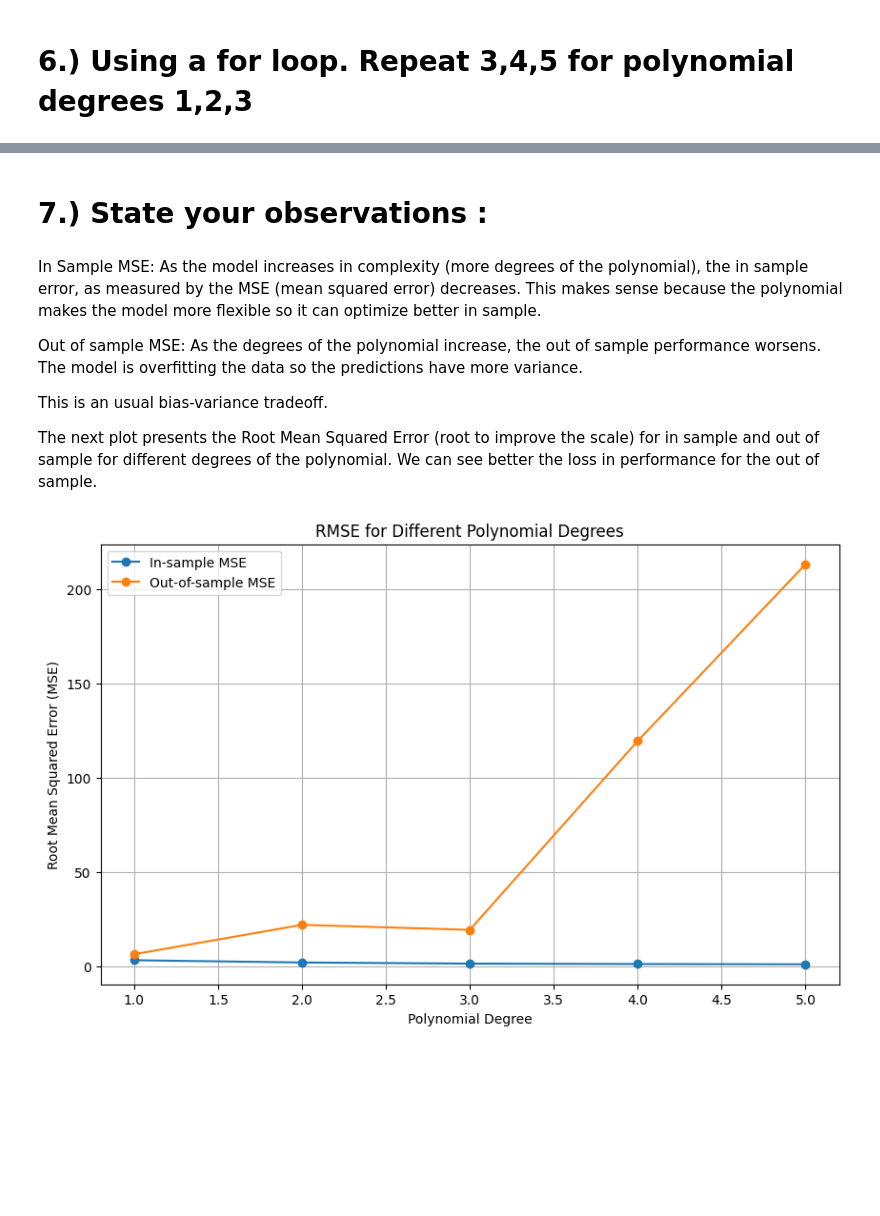
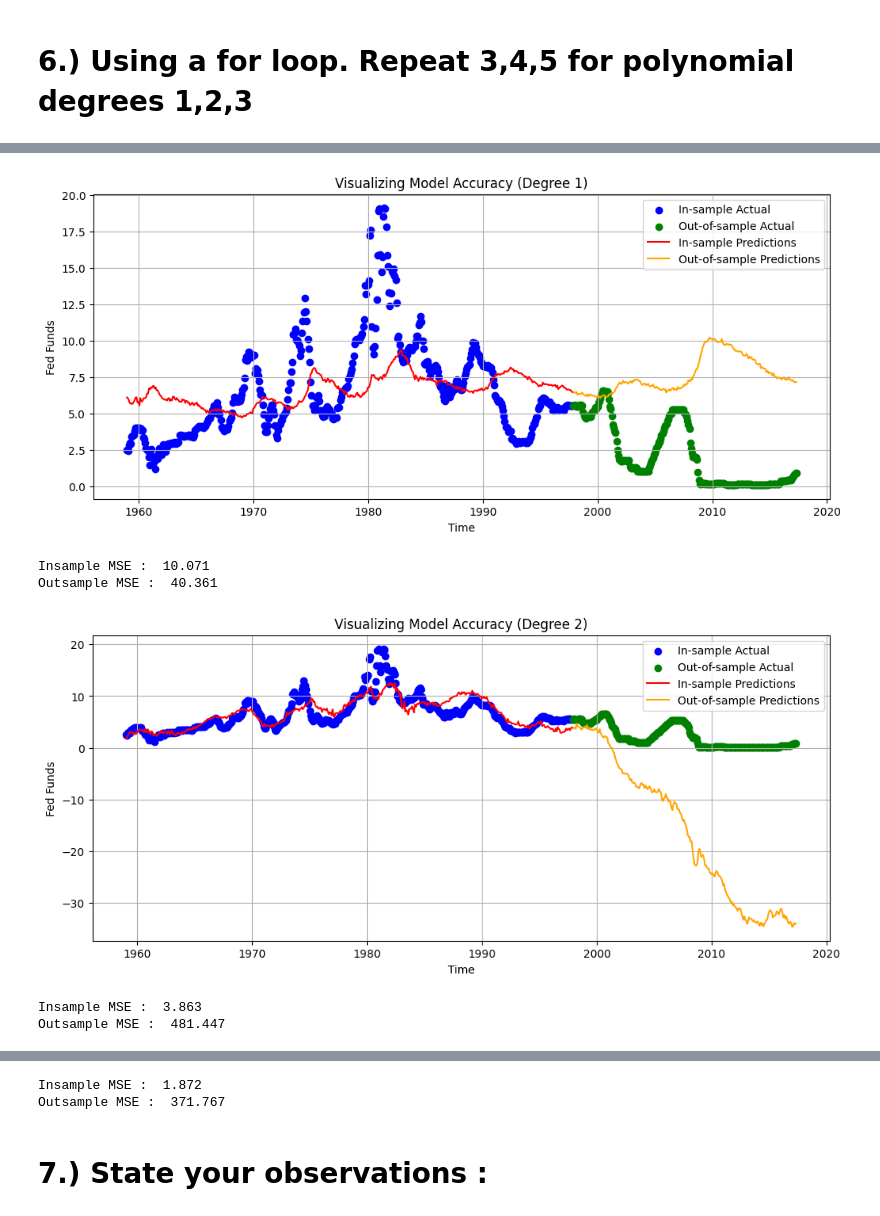
Before and after one commit to Alextruj/Econ_441B, a Jupyter notebook: Sec 1 Homework #1.ipynb, the cells around one changed output, grey strips where cells are left out. Saved outputs shown, nothing was run; the diff lists cells and outputs as text; code cells hidden in the pictures; blank space fills up the shorter version.

```diff
--- a/Sec 1 Homework #1.ipynb
+++ b/Sec 1 Homework #1.ipynb
@@ -177,0 +135,40 @@ Outsample MSE :  371.7672642959744
+# %%
+degrees = [1, 2, 3]
+
+for degree in degrees:
+    poly = PolynomialFeatures(degree)
+    X_in_poly = poly.fit_transform(X_in)
+    X_out_poly = poly.fit_transform(X_out)
+
+    model = sm.OLS(y_in, sm.add_constant(X_in_poly)).fit()
+
+
+
+    plt.figure(figsize = (12,5))
+
+    ###
+    plt.scatter(data_in.index,y_in,color='blue')
+    plt.scatter(data_out.index,y_out, color='green')
+    plt.plot(data_in.index,model.predict(X_in_poly), color='red')
+    plt.plot(data_out.index,model.predict(X_out_poly),color='orange')
+    ###
+
+    plt.ylabel("Fed Funds")
+    plt.xlabel("Time")
+    plt.title(f"Visualizing Model Accuracy (Degree {degree})")
+    plt.legend(['In-sample Actual','Out-of-sample Actual','In-sample Predictions','Out-of-sample Predictions'])
+    plt.grid()
+    plt.show()
+
+    in_mse_1 = mean_squared_error(y_in, model.predict(X_in_poly), squared=True)
+    out_mse_1 = mean_squared_error(y_out, model.predict(X_out_poly), squared=True)
+
+    print("Insample MSE : ", round(in_mse_1,3))
+    print("Outsample MSE : ", round(out_mse_1,3))
+# %% [output]
+[figure, added]
+Insample MSE :  10.071
+Outsample MSE :  40.361
+[figure, added]
+Insample MSE :  3.863
+Outsample MSE :  481.447
@@ -178,40 +176,4 @@ Outsample MSE :  371.7672642959744
+Insample MSE :  1.872
+Outsample MSE :  371.767
 # %% [markdown]
 # 7.) State your observations :
-# %% [markdown]
-In Sample MSE: As the model increases in complexity (more degrees of the polynomial), the in sample error, as measured by the MSE (mean squared error) decreases. This makes sense because the polynomial makes the model more flexible so it can optimize better in sample.
-
-Out of sample MSE: As the degrees of the polynomial increase, the out of sample performance worsens. The model is overfitting the data so the predictions have more variance.
-
-This is an usual bias-variance tradeoff.
-
-The next plot presents the Root Mean Squared Error (root to improve the scale) for in sample and out of sample for different degrees of the polynomial. We can see better the loss in performance for the out of sample.
-# %%
-degrees = np.arange(1, 6)
-in_mse_list = []
-out_mse_list = []
-
-for degree in degrees:
-    poly = PolynomialFeatures(degree)
-    X_in_poly = poly.fit_transform(X_in)
-    X_out_poly = poly.fit_transform(X_out)
-
-    model = sm.OLS(y_in, sm.add_constant(X_in_poly)).fit()
-
-    in_mse = mean_squared_error(y_in, model.predict(X_in_poly), squared=False)
-    out_mse = mean_squared_error(y_out, model.predict(X_out_poly), squared=False)
-
-    in_mse_list.append(in_mse)
-    out_mse_list.append(out_mse)
-
-# Plotting
-plt.figure(figsize=(10, 6))
-plt.plot(degrees, in_mse_list, label='In-sample MSE', marker='o')
-plt.plot(degrees, out_mse_list, label='Out-of-sample MSE', marker='o')
-plt.xlabel('Polynomial Degree')
-plt.ylabel('Root Mean Squared Error (MSE)')
-plt.title('RMSE for Different Polynomial Degrees')
-plt.legend()
-plt.grid(True)
-plt.show()
-# %% [output]
-[figure, removed]
```
Also changed, not shown: parts of 12 cells of this notebook, 1 other file.
